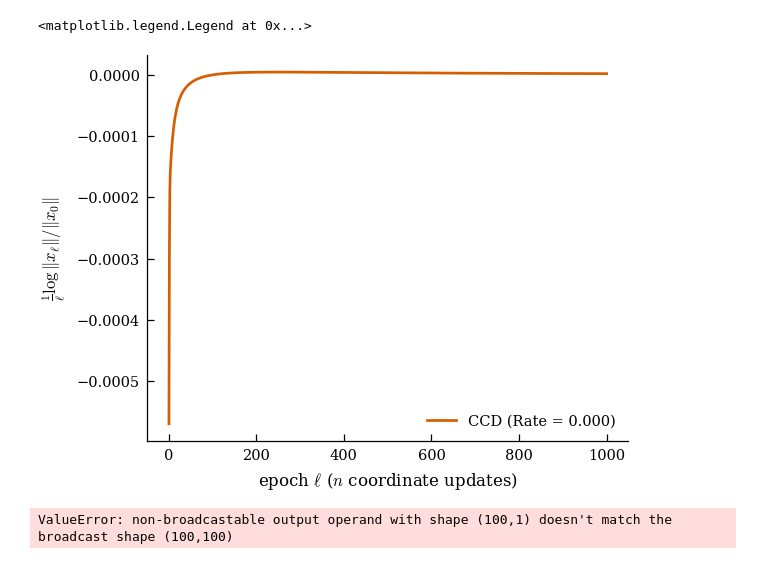
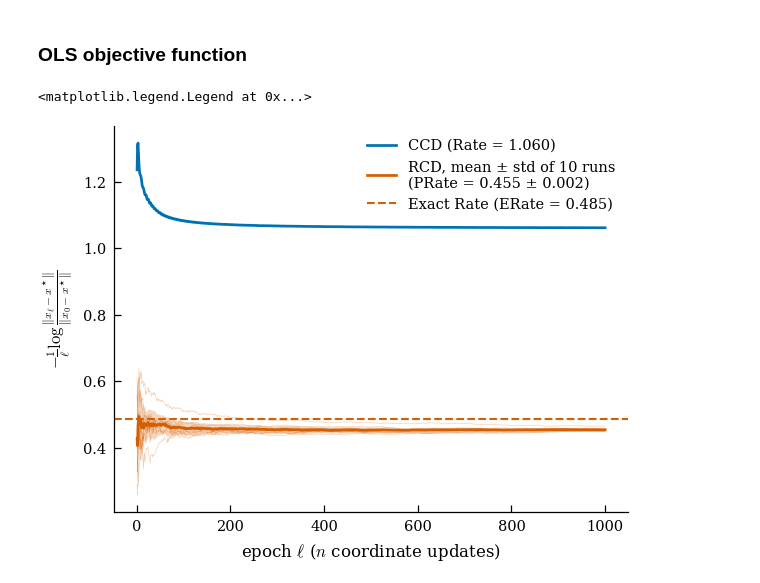
Before and after one commit to pinto2501/coordinate_descent, a Jupyter notebook: general.ipynb, the cells around one changed output. Cells and saved outputs as stored; diff of their text form; code cells hidden in the pictures.

```diff
--- a/general.ipynb
+++ b/general.ipynb
@@ -10,8 +10,9 @@ import matplotlib.pyplot as plt
 EPOCHS = 1000
 LN10 = np.log(10)
 
-mu, sigma = 0, 10
+mu, sigma = 0, 0.1
 dim = 100
+lam = 1
 n_runs = 10
 floor = 40 * LN10
 rng = np.random.default_rng(seed=42)
@@ -35,11 +36,24 @@ def rate_ccd(A):
         n: dimension
         c: off-diagonal value
     """
+
     D = np.diag(np.diag(A))
     L = -np.tril(A, -1)
     C = np.linalg.inv(D - L) @ L.T
 
     return -np.log(np.max(np.abs(np.linalg.eigvals(C))))
+
+def erate_rcd(H):
+    """
+    Expected rate of RCD (uniform sampling, exact coordinate steps),
+    per epoch: -n log rho(I - D^{-1}H / n).
+    """
+
+    n = H.shape[0]
+    D = np.diag(np.diag(H))
+
+    return -n * np.log(np.max(np.abs(np.linalg.eigvals(np.identity(n)- np.linalg.inv(D) @ H / n))))
+
 
 def run_ccd(epochs, x0, A, b):
     """
@@ -51,13 +65,13 @@ def run_ccd(epochs, x0, A, b):
     C = np.linalg.inv(D - L) @ L.T
 
     x_star = np.linalg.solve(A, b)
-    x = (x0  - x_star) / np.linalg.norm(x0 - x_star)
+    e = (x0  - x_star) / np.linalg.norm(x0 - x_star)
     errors = np.zeros(epochs + 1)
 
     for epoch in range(epochs):
-        x = C @ x # Errors
-        norm = np.linalg.norm(x)
-        x /= norm
+        e = C @ e
+        norm = np.linalg.norm(e)
+        e /= norm
         errors[epoch + 1] = errors[epoch] + np.log(norm)
 
     return errors
@@ -82,7 +96,7 @@ def run_prcd(epochs, x0, H, c, n_runs, rng, probs=None):
     for row in range(n_runs):
         e = (x0 - x_star) / np.linalg.norm(x0 - x_star)
         for epoch in range(epochs):
-            g = H @ e                       # recompute every epoch (see below)
+            g = H @ e                       # recompute every epoch
             for i in rng.choice(n, size=n, p=probs):
                 delta = -g[i] / d[i]        # exact minimization in coordinate i
                 e[i] += delta
@@ -92,20 +106,3 @@ def run_prcd(epochs, x0, H, c, n_runs, rng, probs=None):
             errors[row, epoch + 1] = errors[row, epoch] + np.log(norm)
 
     return errors, errors.mean(axis=0), errors.std(axis=0)
-# %%
-x_coor = np.arange(EPOCHS + 1)
-ccd_errors = run_ccd(EPOCHS, np.zeros((dim, 1)), A.T @ A, A.T @ b)
-ccd_rate = rate_ccd(A.T @ A)
-
-fig, ax = plt.subplots(figsize=(4, 3))
-
-ax.plot(x_coor[1:], -ccd_errors[1:] / x_coor[1:], **STYLE["PRate"],
-        label=f"CCD (Rate = {ccd_rate:.3f})")
-
-
-ax.set_xlabel(r"epoch $\ell$ ($n$ coordinate updates)")
-ax.set_ylabel(r"$\frac{1}{\ell}\log\|x_\ell\| / \|x_0\|$")
-ax.legend(loc="lower right")
-# %% [output]
-<matplotlib.legend.Legend at 0x...>
-[figure, removed]
@@ -159,25 +164,37 @@ def plot_algo(epochs, n, c, x0, n_runs, rng, floor=40 * LN10):
+# %% [markdown]
+### OLS objective function
 # %%
 x_coor = np.arange(EPOCHS + 1)
 
-ccd_errors = run_ccd(EPOCHS, np.ones((dim, 1)), A, b)
-prcd_errors, mean_prcd, std_prcd = run_prcd(EPOCHS, np.zeros((dim, 1)), A.T @ A, A.T @ b, n_runs, rng)
+b = np.asarray(b, float).ravel()
+erate = erate_rcd(A.T @ A + lam * np.identity(dim))
+ccd_rate = rate_ccd(A.T @ A + lam * np.identity(dim))
+ccd_errors = run_ccd(EPOCHS, np.zeros((dim, 1)), A.T @ A + lam * np.identity(dim), A.T @ b)
+prcd_errors, mean_prcd, std_prcd = run_prcd(EPOCHS, np.zeros(dim), A.T @ A + lam * np.identity(dim), A.T @ b, n_runs, rng)
 
 half = EPOCHS // 2
 prcd_rates = -(prcd_errors[:, -1] - prcd_errors[:, half]) / (EPOCHS - half)
 prcd_rate = np.mean(prcd_rates)
 prcd_se = prcd_rates.std(ddof=1) / np.sqrt(n_runs)
 fig, ax = plt.subplots(figsize=(4, 3))
+
+ax.plot(x_coor[1:], -ccd_errors[1:] / x_coor[1:], **STYLE["CCD"],
+        label=f"CCD (Rate = {ccd_rate:.3f})")
 
 ax.plot(x_coor[1:], -prcd_errors[:, 1:].T/ x_coor[1:].reshape((EPOCHS, -1)),
         color=STYLE["PRate"]["color"], lw=0.3, alpha=0.3)
 ax.fill_between(x_coor[1:], -(mean_prcd[1:] - std_prcd[1:]) / (x_coor[1:]), -(mean_prcd[1:] + std_prcd[1:]) / (x_coor[1:]),
                 color=STYLE["PRate"]["color"], alpha=0.25, lw=0)
 ax.plot(x_coor[1:], -mean_prcd[1:] / x_coor[1:], **STYLE["PRate"],
         label=f"RCD, mean ± std of {n_runs} runs\n(PRate = {prcd_rate:.3f} ± {prcd_se:.3f})")
 
+ax.axhline(erate, ls="--", lw=1, color=STYLE["PRate"]["color"],
+           label=f"Exact Rate (ERate = {erate:.3g})")
+
 
 ax.set_xlabel(r"epoch $\ell$ ($n$ coordinate updates)")
-ax.set_ylabel(r"$\frac{1}{\ell}\log\|x_\ell\| / \|x_0\|$")
+ax.set_ylabel(r"$-\frac{1}{\ell}\log\frac{\|x_\ell - x^\star\|}{\|x_0 - x^\star\|}$")
 ax.legend(loc="upper right")
 # %% [output]
-ValueError: non-broadcastable output operand with shape (100,1) doesn't match the broadcast shape (100,100)
+<matplotlib.legend.Legend at 0x...>
+[figure, added]
```
Also changed, not shown: parts of 6 cells of this notebook, 4 other files.
